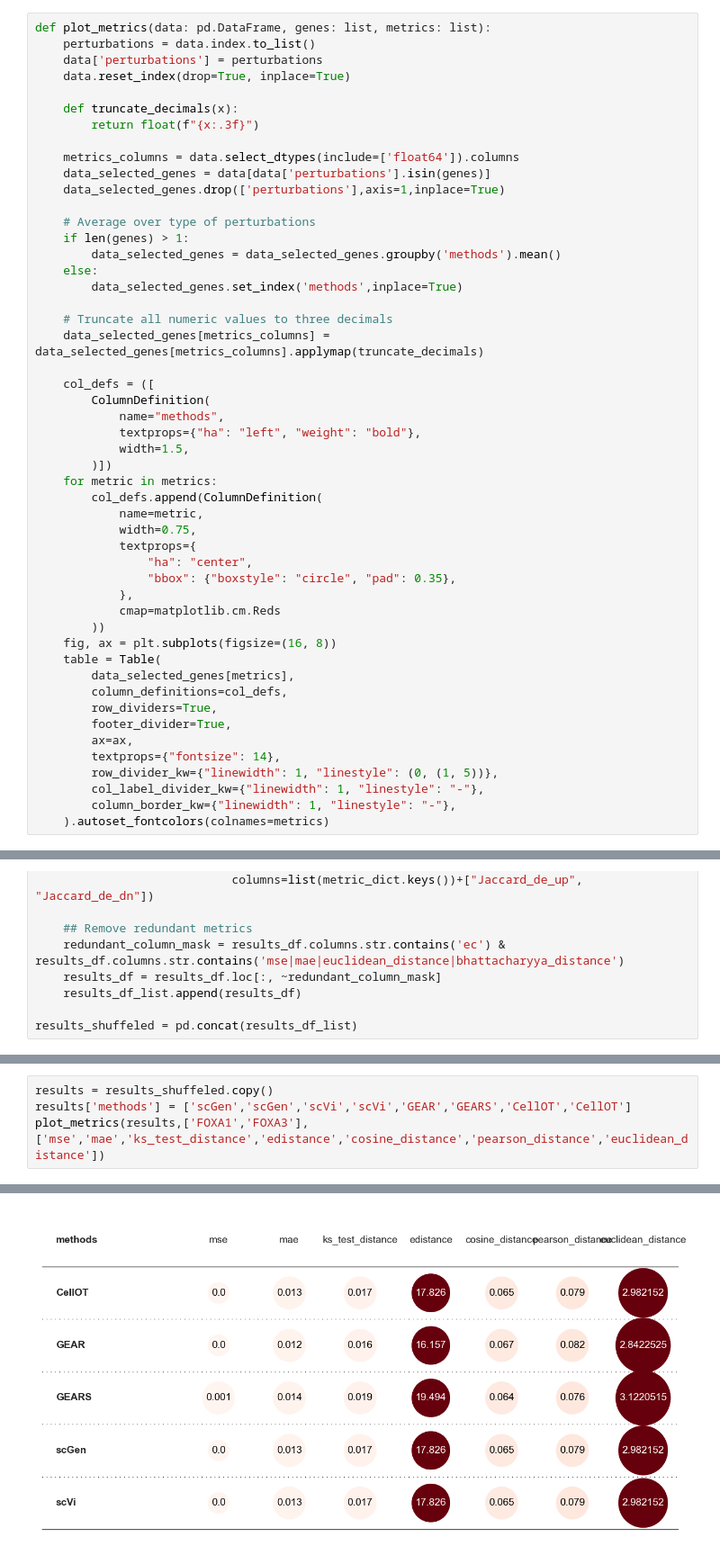
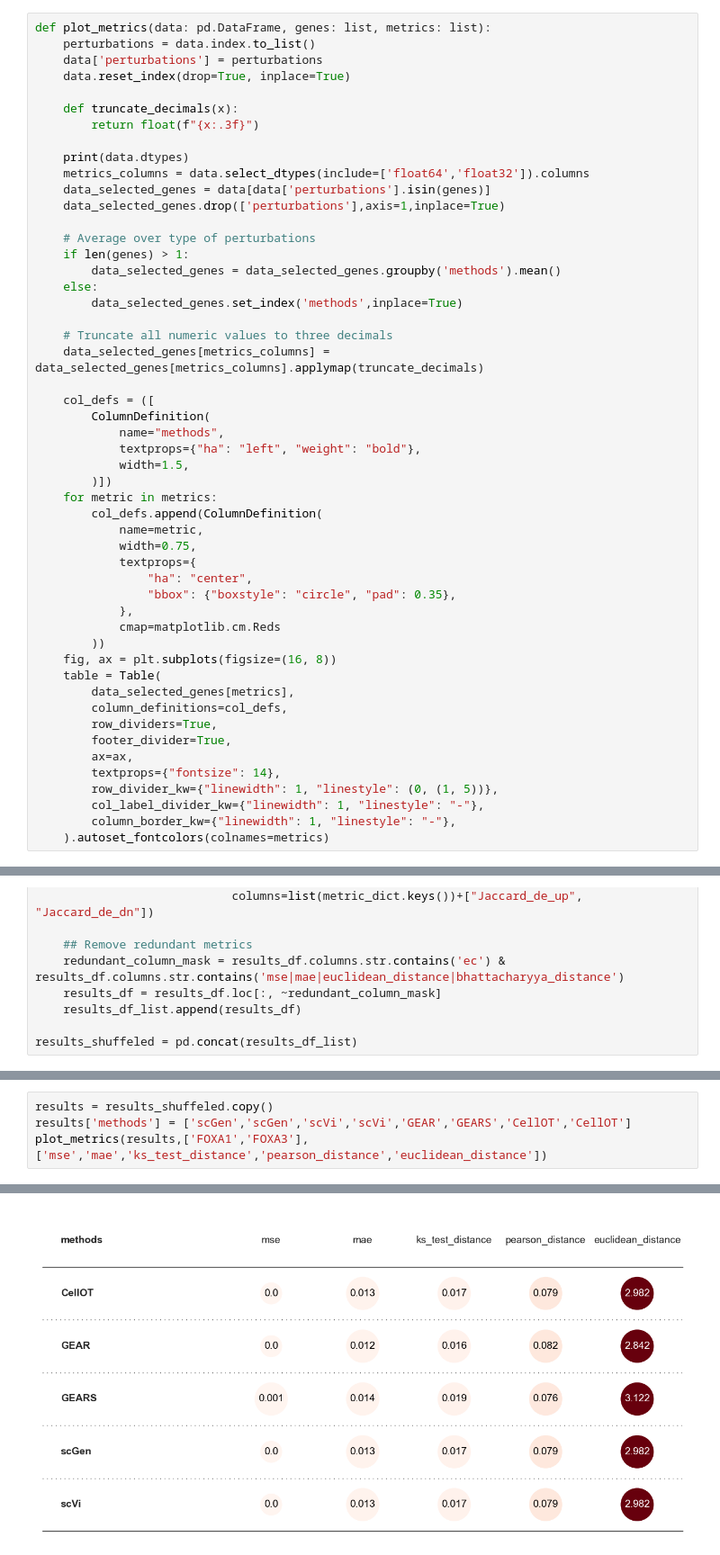
Before and after one commit to chanzuckerberg/scEvalsJam, a Jupyter notebook: metrics/metrics_demo.ipynb, the cells around one changed output, grey strips where cells are left out. Shown at 90% size. Drawn from its saved outputs; the diff is of its cells as text.

```diff
--- a/metrics/metrics_demo.ipynb
+++ b/metrics/metrics_demo.ipynb
@@ -78,7 +84,8 @@ def plot_metrics(data: pd.DataFrame, genes: list, metrics: list):
     def truncate_decimals(x):
         return float(f"{x:.3f}")
 
-    metrics_columns = data.select_dtypes(include=['float64']).columns
+    print(data.dtypes)
+    metrics_columns = data.select_dtypes(include=['float64','float32']).columns
     data_selected_genes = data[data['perturbations'].isin(genes)]
     data_selected_genes.drop(['perturbations'],axis=1,inplace=True)
 
@@ -177,5 +184,5 @@ See the caveats in the documentation: https://pandas.pydata.org/pandas-docs/stab
 # %%
 results = results_shuffeled.copy()
 results['methods'] = ['scGen','scGen','scVi','scVi','GEAR','GEARS','CellOT','CellOT']
-plot_metrics(results,['FOXA1','FOXA3'],['mse','mae','ks_test_distance','edistance','cosine_distance','pearson_distance','euclidean_distance'])
+plot_metrics(results,['FOXA1','FOXA3'],['mse','mae','ks_test_distance','pearson_distance','euclidean_distance'])
 # %% [output]
@@ -182 +206 @@ plot_metrics(results,['FOXA1','FOXA3'],['mse','mae','ks_test_distance','edistanc
-[figure, old version]
+[figure, new version]
```
Also changed, not shown: parts of 4 cells of this notebook.
